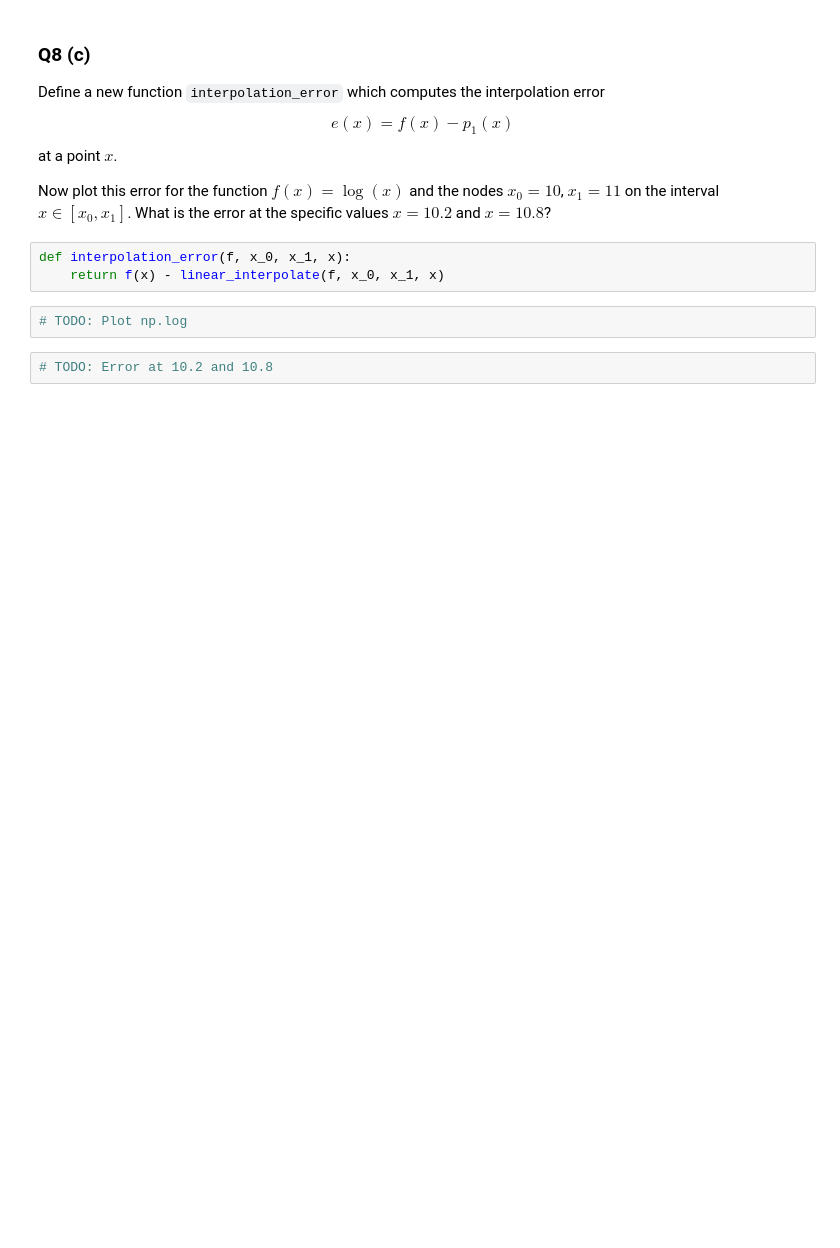
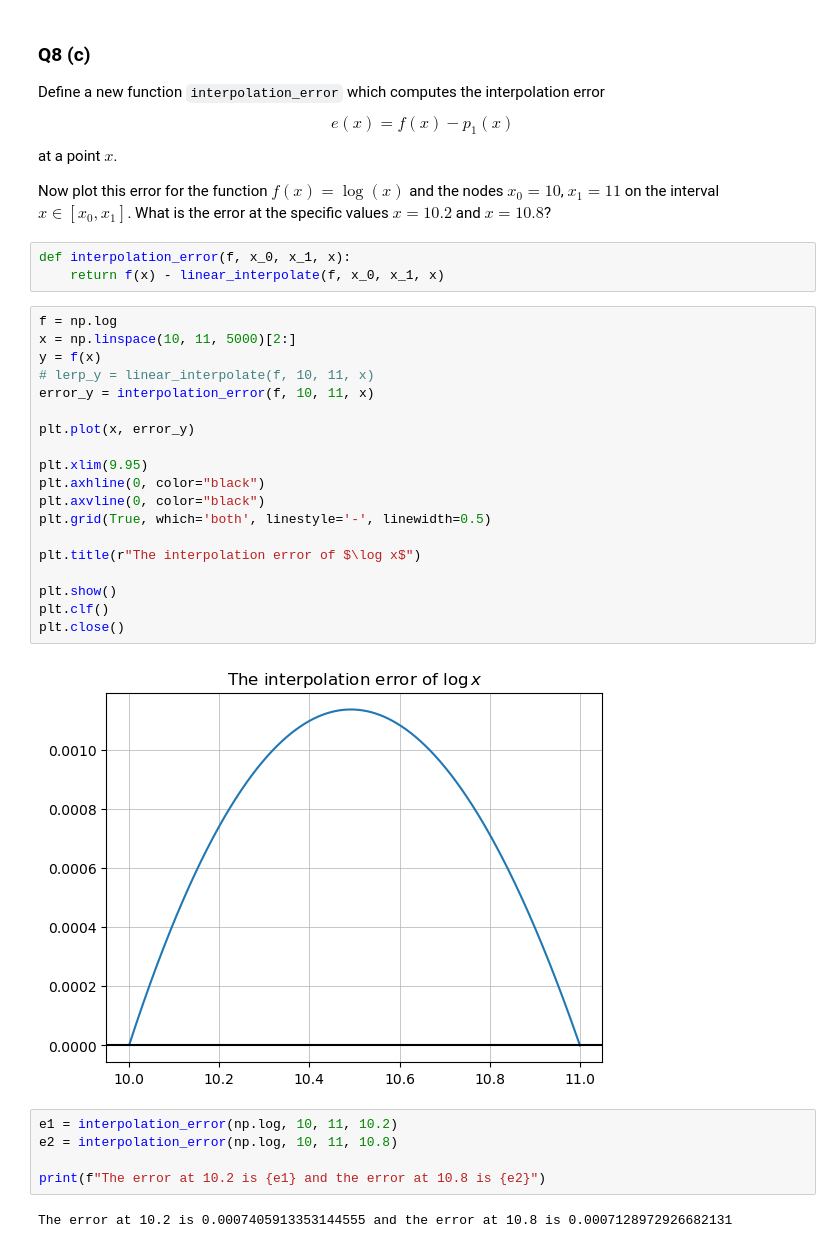
Before and after one commit to DoctorDalek1963/uni, a Jupyter notebook: second-year/MA2K4-Numerical-Methods-and-Computing/Ass-1/Dyson_Dyson_5503449_MA2K4_Assignment_1.ipynb, the cells around one changed output. Drawn from its saved outputs; the diff is of its cells as text; blank space fills up the shorter version.

```diff
--- a/second-year/MA2K4-Numerical-Methods-and-Computing/Ass-1/Dyson_Dyson_5503449_MA2K4_Assignment_1.ipynb
+++ b/second-year/MA2K4-Numerical-Methods-and-Computing/Ass-1/Dyson_Dyson_5503449_MA2K4_Assignment_1.ipynb
@@ -116,8 +134,32 @@ Now plot this error for the function $f(x) = \log(x)$ and the nodes $x_0 = 10$,
 def interpolation_error(f, x_0, x_1, x):
     return f(x) - linear_interpolate(f, x_0, x_1, x)
 # %%
-# TODO: Plot np.log
+f = np.log
+x = np.linspace(10, 11, 5000)[2:]
+y = f(x)
+# lerp_y = linear_interpolate(f, 10, 11, x)
+error_y = interpolation_error(f, 10, 11, x)
+
+plt.plot(x, error_y)
+
+plt.xlim(9.95)
+plt.axhline(0, color="black")
+plt.axvline(0, color="black")
+plt.grid(True, which='both', linestyle='-', linewidth=0.5)
+
+plt.title(r"The interpolation error of $\log x$")
+
+plt.show()
+plt.clf()
+plt.close()
+# %% [output]
+[figure, added]
 # %%
-# TODO: Error at 10.2 and 10.8
+e1 = interpolation_error(np.log, 10, 11, 10.2)
+e2 = interpolation_error(np.log, 10, 11, 10.8)
+
+print(f"The error at 10.2 is {e1} and the error at 10.8 is {e2}")
+# %% [output]
+The error at 10.2 is 0.0007405913353144555 and the error at 10.8 is 0.0007128972926682131
 # %% [markdown]
 ### Q8 (d)
```
Also changed, not shown: parts of 15 cells of this notebook.
